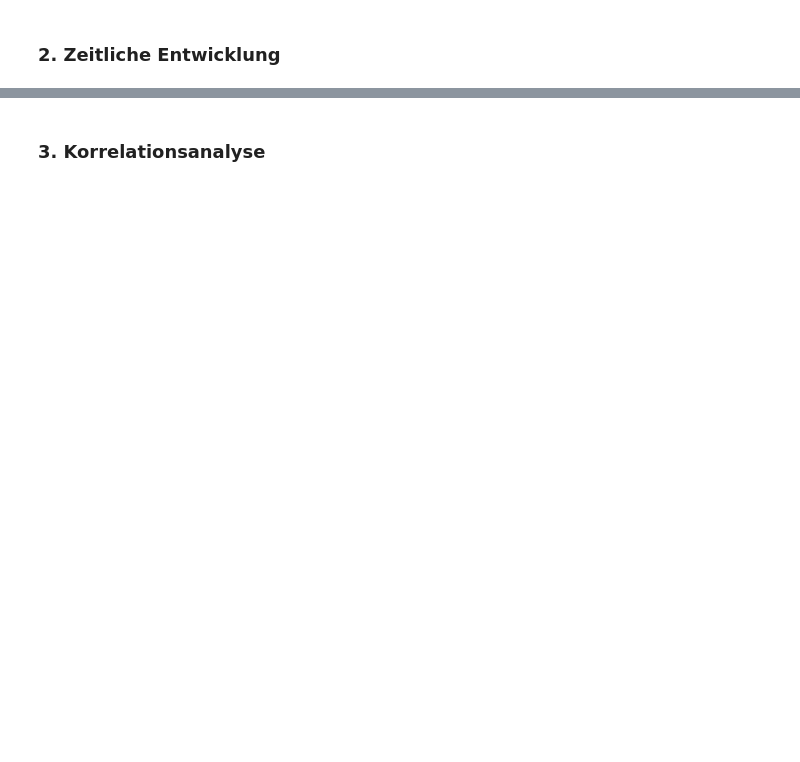
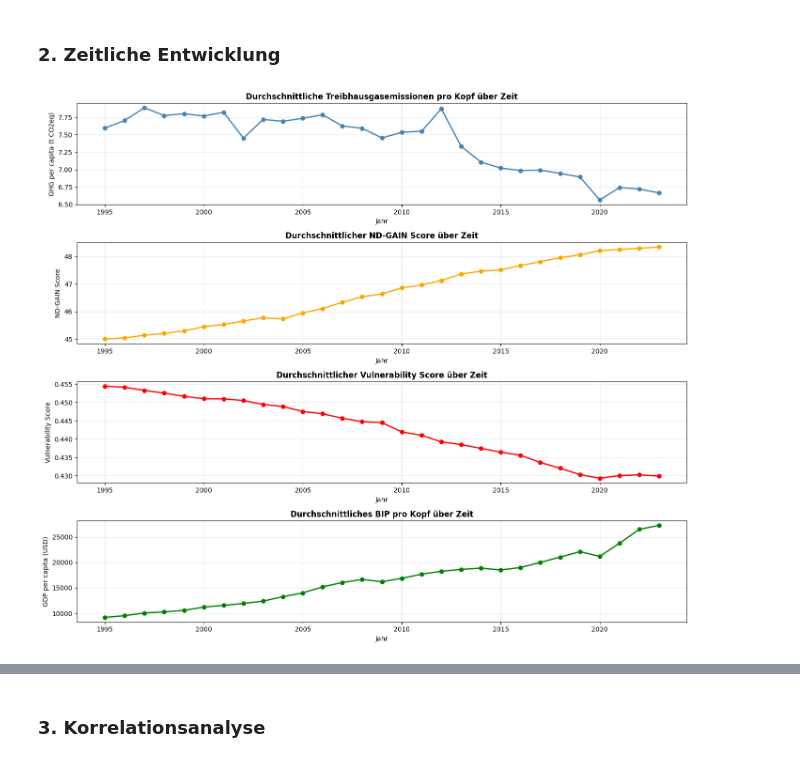
Before and after one commit to damiansze/Climate-Justice, a Jupyter notebook: 02_EDA_ALL_Postprocessing.ipynb, the cells around one changed output, grey strips where cells are left out. Cells and saved outputs as stored; diff of their text form; code cells hidden in the pictures; blank space fills up the shorter version.

```diff
--- a/02_EDA_ALL_Postprocessing.ipynb
+++ b/02_EDA_ALL_Postprocessing.ipynb
@@ -49,32 +61,41 @@ plt.show()
 ### 2. Zeitliche Entwicklung
 # %%
 # Durchschnittliche Entwicklung über die Zeit
-yearly_avg = merged_df.groupby('Year')[['GHG_per_capita', 'ND_GAIN', 'GDP_per_capita']].mean()
+yearly_avg = merged_df.groupby('Year')[['GHG_per_capita', 'ND_GAIN', 'Vulnerability', 'GDP_per_capita']].mean()
 
-fig, axes = plt.subplots(3, 1, figsize=(14, 10))
+fig, axes = plt.subplots(4, 1, figsize=(14, 12))
 
 # GHG Entwicklung
 axes[0].plot(yearly_avg.index, yearly_avg['GHG_per_capita'], marker='o', linewidth=2, color='steelblue')
 axes[0].set_title('Durchschnittliche Treibhausgasemissionen pro Kopf über Zeit', fontsize=12, fontweight='bold')
 axes[0].set_xlabel('Jahr')
 axes[0].set_ylabel('GHG per capita (t CO2eq)')
 axes[0].grid(True, alpha=0.3)
 
 # ND-GAIN Entwicklung
 axes[1].plot(yearly_avg.index, yearly_avg['ND_GAIN'], marker='o', linewidth=2, color='orange')
 axes[1].set_title('Durchschnittlicher ND-GAIN Score über Zeit', fontsize=12, fontweight='bold')
 axes[1].set_xlabel('Jahr')
 axes[1].set_ylabel('ND-GAIN Score')
 axes[1].grid(True, alpha=0.3)
 
+# Vulnerability Entwicklung
+axes[2].plot(yearly_avg.index, yearly_avg['Vulnerability'], marker='o', linewidth=2, color='red')
+axes[2].set_title('Durchschnittlicher Vulnerability Score über Zeit', fontsize=12, fontweight='bold')
+axes[2].set_xlabel('Jahr')
+axes[2].set_ylabel('Vulnerability Score')
+axes[2].grid(True, alpha=0.3)
+
 # GDP Entwicklung
-axes[2].plot(yearly_avg.index, yearly_avg['GDP_per_capita'], marker='o', linewidth=2, color='green')
-axes[2].set_title('Durchschnittliches BIP pro Kopf über Zeit', fontsize=12, fontweight='bold')
-axes[2].set_xlabel('Jahr')
-axes[2].set_ylabel('GDP per capita (USD)')
-axes[2].grid(True, alpha=0.3)
+axes[3].plot(yearly_avg.index, yearly_avg['GDP_per_capita'], marker='o', linewidth=2, color='green')
+axes[3].set_title('Durchschnittliches BIP pro Kopf über Zeit', fontsize=12, fontweight='bold')
+axes[3].set_xlabel('Jahr')
+axes[3].set_ylabel('GDP per capita (USD)')
+axes[3].grid(True, alpha=0.3)
 
 plt.tight_layout()
 plt.show()
+# %% [output]
+[figure, added]
 # %%
 # Top 10 Länder höchsten/tiefsten durchschnittlichen Werten (über alle Jahre Gruppiert pro Land)
```
Also changed, not shown: parts of 11 cells of this notebook, 3 other files.
